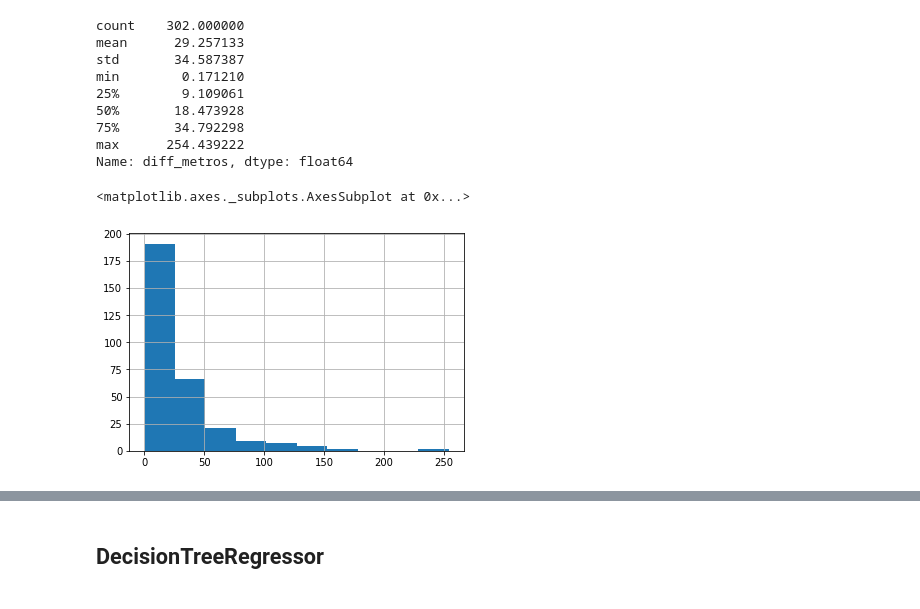
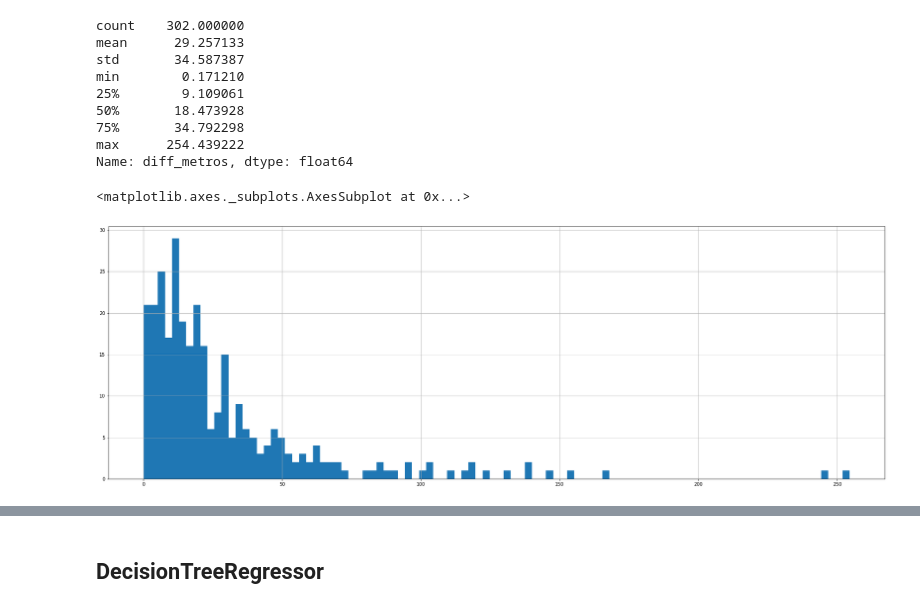
Before and after one commit to mikaelsilva/Comunicacoes_moveis, a Jupyter notebook: projeto_comunicações.ipynb, the cells around one changed output, grey strips where cells are left out. Drawn from its saved outputs; the diff is of its cells as text; code cells hidden in the pictures.

```diff
--- a/projeto_comunicações.ipynb
+++ b/projeto_comunicações.ipynb
@@ -391,8 +410,8 @@ min        0.171210
 max      254.439222
 Name: diff_metros, dtype: float64
 # %%
-df2['diff_metros'].hist()
+df2['diff_metros'].hist(bins=100,figsize=(30,10))
 # %% [output]
 <matplotlib.axes._subplots.AxesSubplot at 0x...>
-[figure, old version]
+[figure, new version]
 # %%
```
Also changed, not shown: parts of 11 cells of this notebook.
